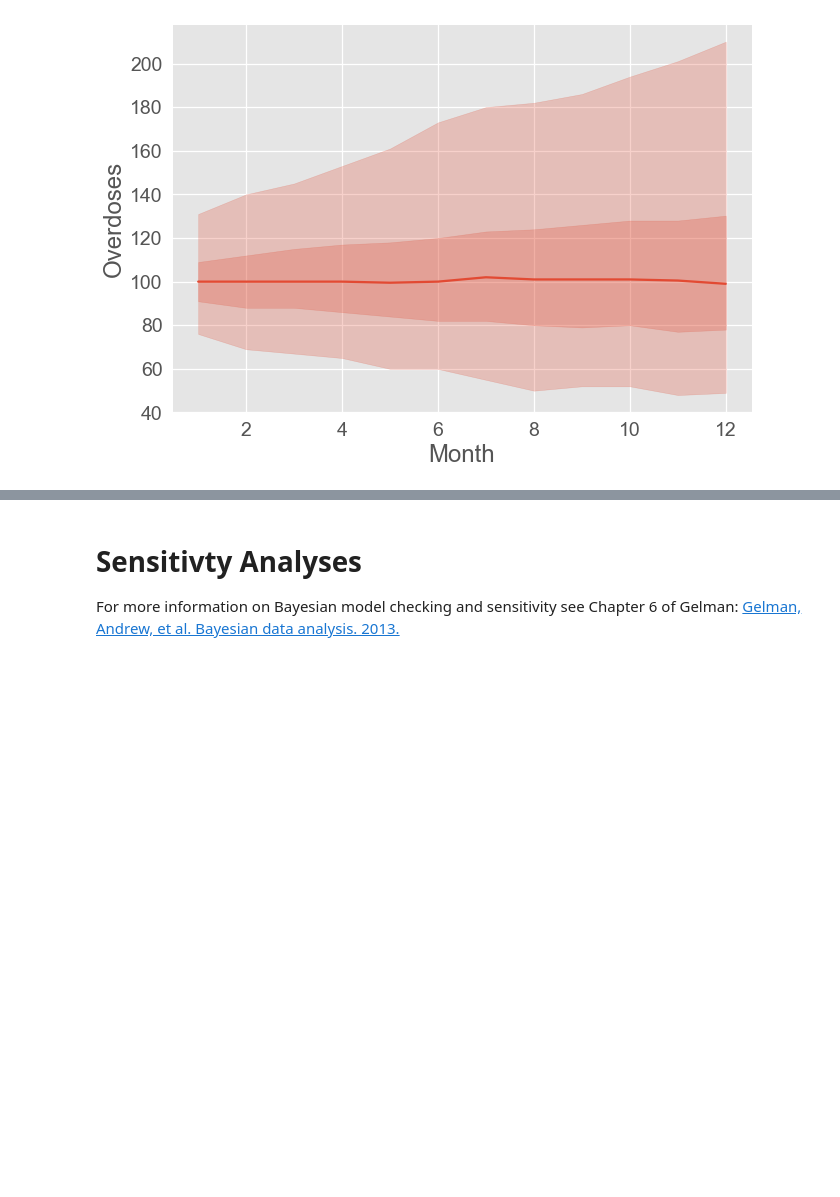
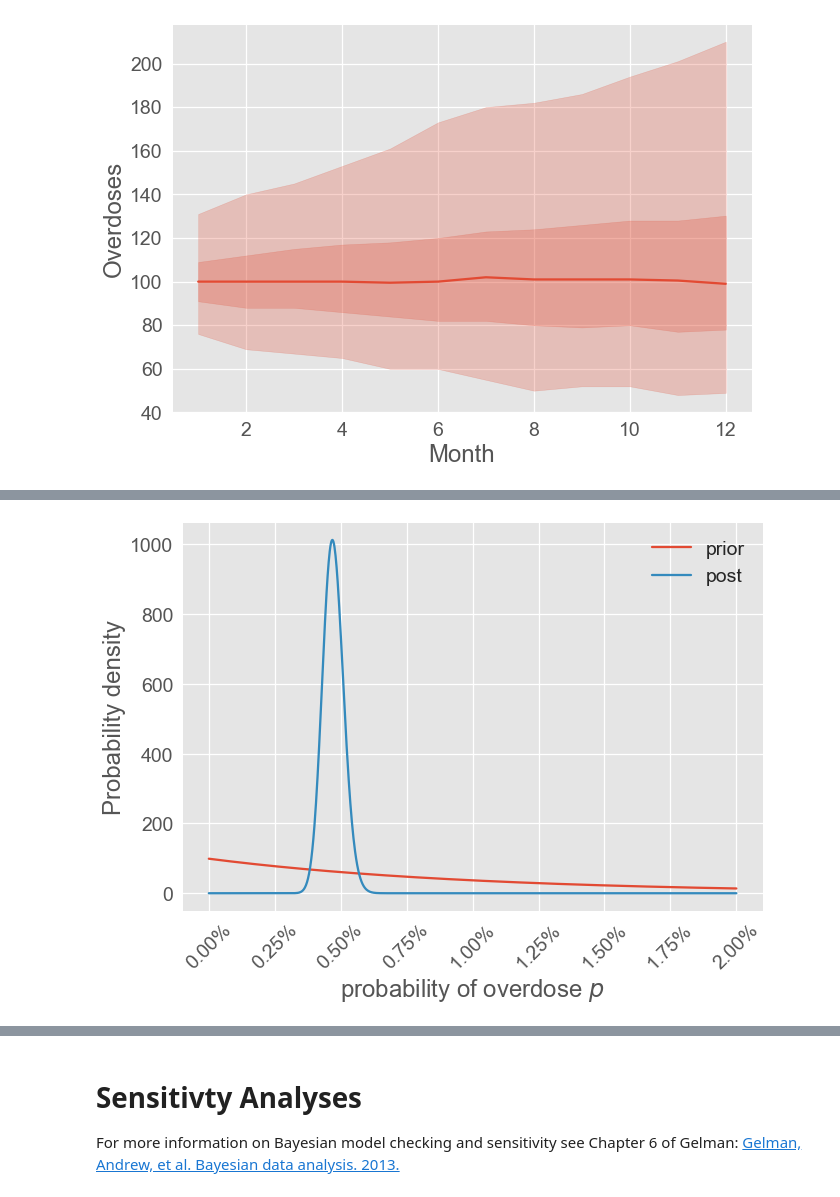
Before and after one commit to sempwn/overdose-model-intro, a Jupyter notebook: model_introduction.ipynb, the cells around one changed output, grey strips where cells are left out. Saved outputs shown, nothing was run; the diff lists cells and outputs as text; code cells hidden in the pictures; blank space fills up the shorter version.

```diff
--- a/model_introduction.ipynb
+++ b/model_introduction.ipynb
@@ -391,0 +428,29 @@ plot_data_timeseries(data['x'])
+# %%
+# define data
+D = np.array([40,50,51])
+
+# generate linearly spaced points over support of prior
+xs = np.linspace(0,0.02,num=1000)
+
+# define hyper-parameters
+a, b = 1, 99
+#generate pdf of prior
+pdf_prior = stats.beta(a,b).pdf(xs)
+
+a_post = a + D.sum()
+b_post = b + D.size*N - D.sum()
+
+pdf_post = stats.beta(a_post,b_post).pdf(xs)
+# %%
+# plot prior and posterior for comparison
+plt.figure();
+plt.plot(xs,pdf_prior,label='prior');
+plt.plot(xs,pdf_post,label='post');
+plt.xlabel('probability of overdose $p$');
+plt.ylabel('Probability density');
+plt.legend();
+
+#make x-axis pretty
+plt.gca().set_xticklabels(['{0:.2%}'.format(x) for x in plt.gca().get_xticks()],rotation=45);
+# %% [output]
+[figure, added]
```
Also changed, not shown: parts of 8 cells of this notebook, 1 other file.
